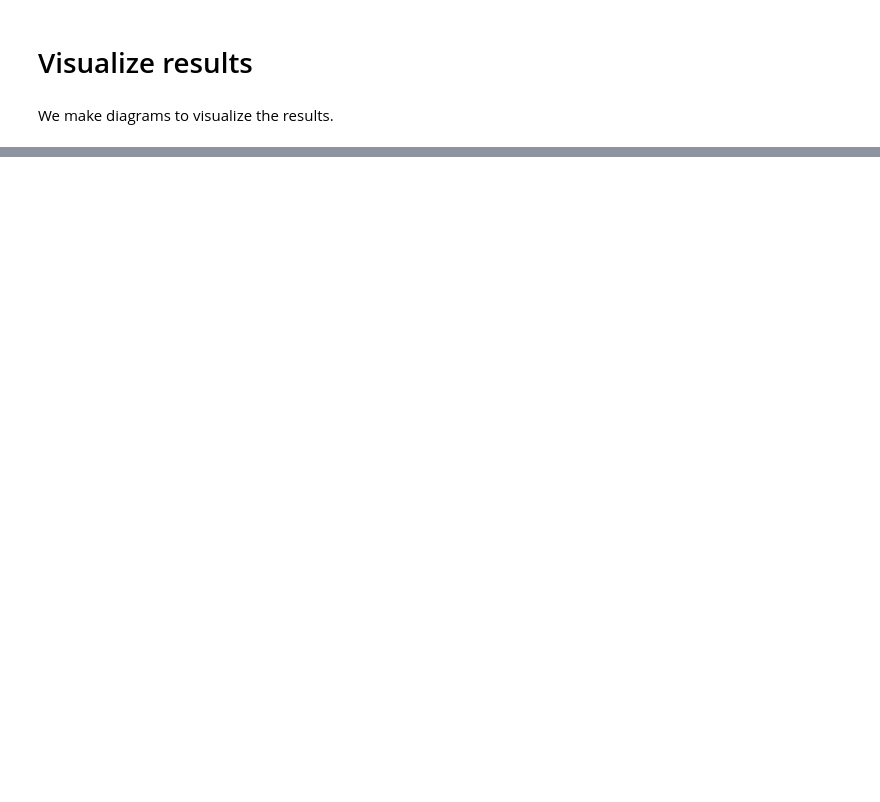
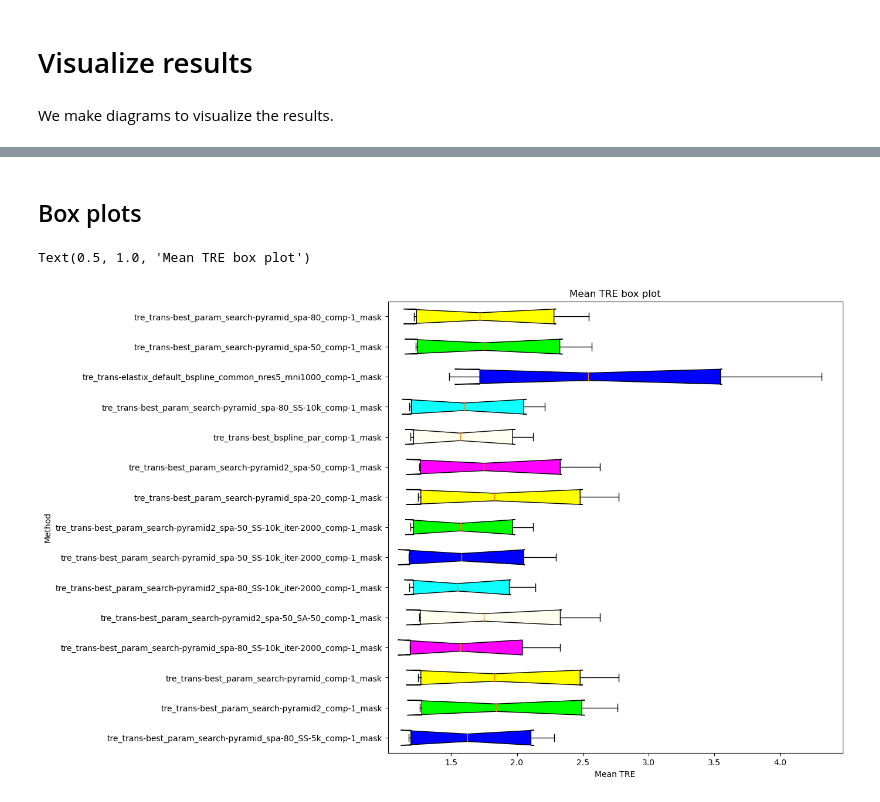
Before and after one commit to cansuyalcinn/lung-ct-registration, a Jupyter notebook: notebooks/compare_results.ipynb, the cells around one changed output, grey strips where cells are left out. Cells and saved outputs as stored; diff of their text form; code cells hidden in the pictures; blank space fills up the shorter version.

Commit message:
added box plot to compare_results.ipynb

```diff
--- a/notebooks/compare_results.ipynb
+++ b/notebooks/compare_results.ipynb
@@ -78,0 +99,39 @@ Text(0.5, 1.0, 'mean tre vs std tre')
+# %% [markdown]
+## Box plots
+# %%
+
+#We will check the box plot for the mean and the standard deviation.
+#get all paths for file in the result folder
+result_path  = repo_path / 'data/results'
+result_paths = list(result_path.glob('**/*.csv'))
+for i in result_paths:
+    #read the csv file
+    df = pd.read_csv(i)
+    #get the method name
+    method = i.stem
+    #add a column with the method name at the end of df
+    df['method'] = method
+    #append the dataframe using concat
+    all_results_df = pd.concat([all_results_df, df], ignore_index=True)
+
+#get box plot for mean tre for each method
+fig, ax = plt.subplots(figsize=(10,10))
+bp = ax.boxplot([all_results_df[all_results_df['method'] == i]['mean_tre'] for i in all_results_df['method'].unique()], labels=all_results_df['method'].unique(), patch_artist=True, notch=True, vert=0)
+colors = ['#0000FF', '#00FF00',
+          '#FFFF00', '#FF00FF',
+          '#FFFFF0', '#0FFFFF'
+          ]
+
+# for patch, color in zip(bp['boxes'], colors):
+#     patch.set_facecolor(colors)
+
+for i, patch in enumerate(bp['boxes']):
+    patch.set_facecolor(colors[i%len(colors)])
+
+ax.set_xlabel('Mean TRE')
+ax.set_ylabel('Method')
+ax.set_title('Mean TRE box plot')
+#show information about the box ploT
+# %% [output]
+Text(0.5, 1.0, 'Mean TRE box plot')
+[figure, added]
```
Also changed, not shown: parts of 3 cells of this notebook, 2 other files.
